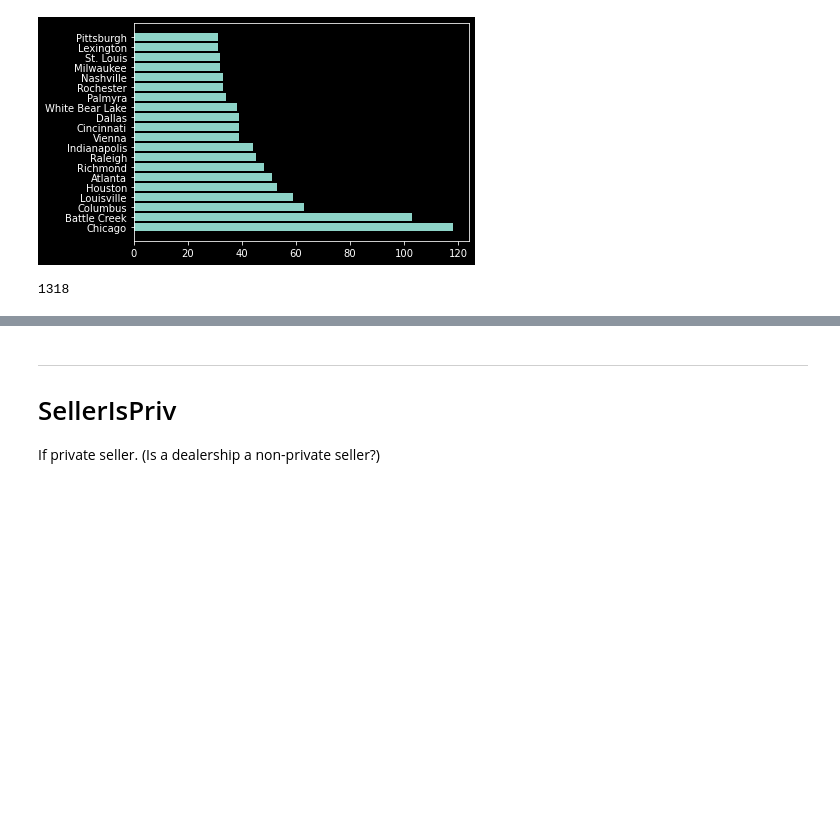
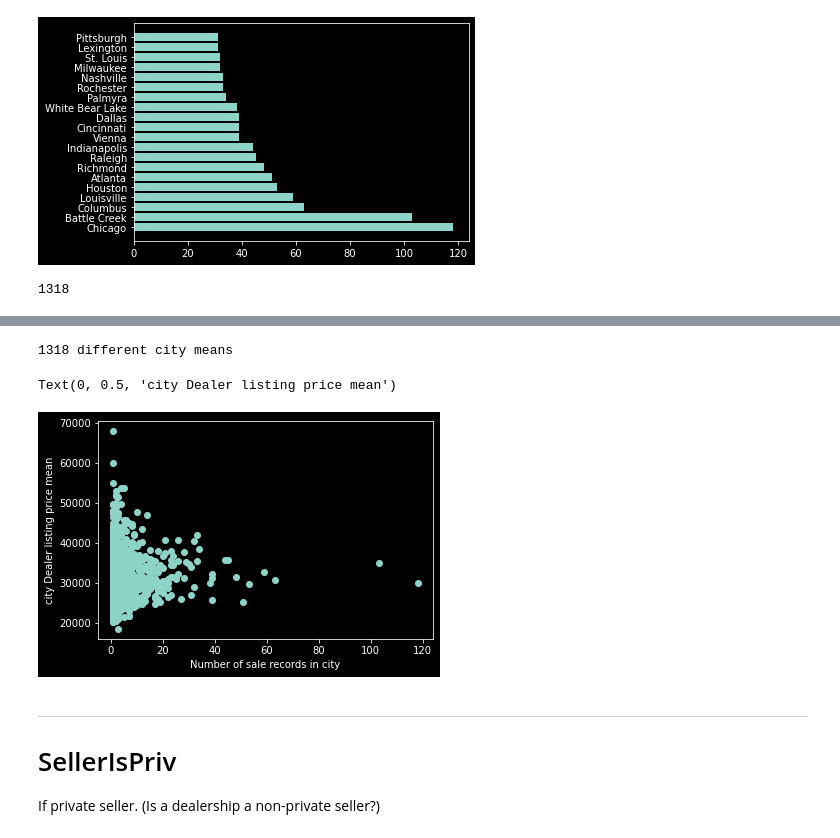
Before and after one commit to dtersegno/boeingds, a Jupyter notebook: notebooks/1_EDA.ipynb, the cells around one changed output, grey strips where cells are left out. Drawn from its saved outputs; the diff is of its cells as text; code cells hidden in the pictures; blank space fills up the shorter version.

```diff
--- a/notebooks/1_EDA.ipynb
+++ b/notebooks/1_EDA.ipynb
@@ -101,0 +222,19 @@ len(traindf.SellerCity.unique())
+# %%
+#look at mean dealer sales for each city. look at high sales cities only since the mean isn't too meaningful for lower sales count ones.
+unique_cities = traindf['SellerCity'].unique()
+city_means = []
+for city in unique_cities:
+    city_means.append(
+        traindf.loc[traindf['SellerCity'] == city, 'Dealer_Listing_Price'].mean()
+    )
+print(len(city_means), 'different city means')
+# %% [output]
+1318 different city means
+# %%
+#plot city sale USD mean with number of sales
+plt.scatter(traindf['SellerCity'].value_counts(), city_means)
+plt.xlabel('Number of sale records in city')
+plt.ylabel('city Dealer listing price mean')
+# %% [output]
+Text(0, 0.5, 'city Dealer listing price mean')
+[figure, added]
```
Also changed, not shown: parts of 22 cells of this notebook, 1 other file.
